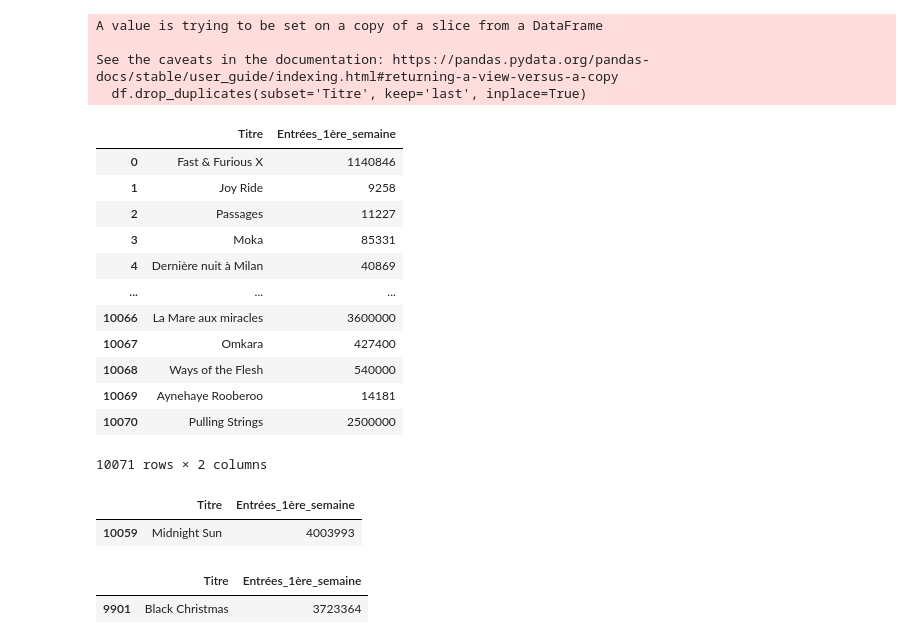
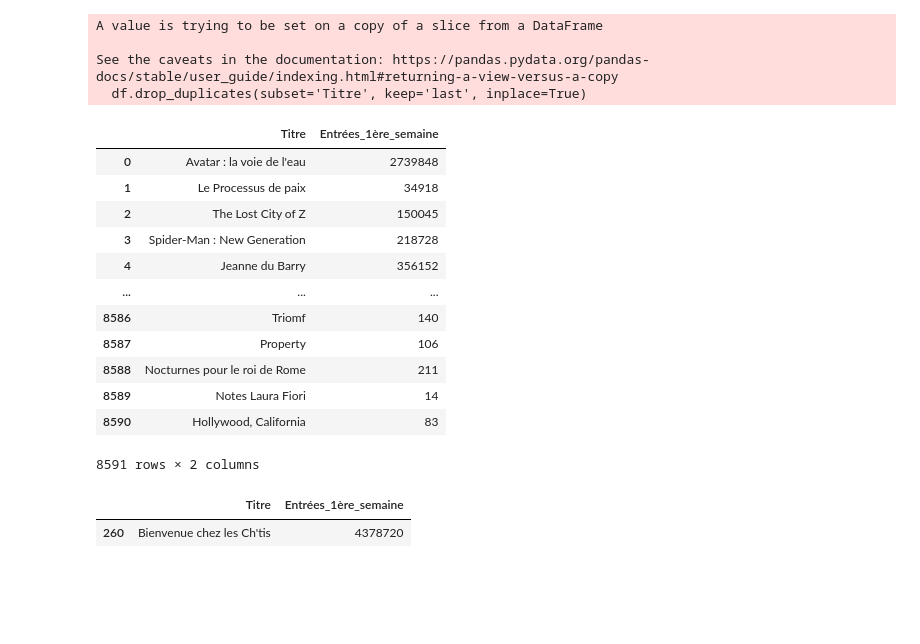
Before and after one commit to impejonathan/ML_recap, a Jupyter notebook: df_titre_entrées.ipynb, the cells around one changed output. Saved outputs shown, nothing was run; the diff lists cells and outputs as text; code cells hidden in the pictures; blank space fills up the shorter version.

```diff
--- a/df_titre_entrées.ipynb
+++ b/df_titre_entrées.ipynb
@@ -6,7 +6,8 @@ import numpy as np
 # %% [markdown]
 ## 2- DataFrame Titres et Entrées
 # %%
-df = pd.read_csv('allocine_films/films_data.csv')
+df = pd.read_csv('allocine_films/data.csv')
+df1 = pd.read_csv('allocine_films/films_data.csv')
 # %%
 df
 # %% [output]
@@ -136,7 +153,7 @@ print(df[df['Entrées_1'] < df['Entrées_2']])
 # Fonction personnalisée pour appliquer les conditions
 def calc_entrées(row):
     if pd.notnull(row['Entrées_2']):
-        if row['Entrées_2'] > 10 * row['Entrées_1']:
+        if row['Entrées_2'] > 7 * row['Entrées_1']:
             return row['Entrées_2']
         else:
             return row['Entrées_1']
@@ -250,26 +283,21 @@ See the caveats in the documentation: https://pandas.pydata.org/pandas-docs/stab
 df
 # %% [output]
 |  | Titre | Entrées_1ère_semaine |
-| 0 | Fast & Furious X | 1140846 |
-| 1 | Joy Ride | 9258 |
-| 2 | Passages | 11227 |
-| 3 | Moka | 85331 |
-| 4 | Dernière nuit à Milan | 40869 |
+| 0 | Avatar : la voie de l'eau | 2739848 |
+| 1 | Le Processus de paix | 34918 |
+| 2 | The Lost City of Z | 150045 |
+| 3 | Spider-Man : New Generation | 218728 |
+| 4 | Jeanne du Barry | 356152 |
 | ... | ... | ... |
-| 10066 | La Mare aux miracles | 3600000 |
-| 10067 | Omkara | 427400 |
-| 10068 | Ways of the Flesh | 540000 |
-| 10069 | Aynehaye Rooberoo | 14181 |
-| 10070 | Pulling Strings | 2500000 |
+| 8586 | Triomf | 140 |
+| 8587 | Property | 106 |
+| 8588 | Nocturnes pour le roi de Rome | 211 |
+| 8589 | Notes Laura Fiori | 14 |
+| 8590 | Hollywood, California | 83 |
-10071 rows × 2 columns
+8591 rows × 2 columns
 # %%
-df[df['Titre']=='Midnight Sun']
+df[df['Titre'] == "Bienvenue chez les Ch'tis"]
 # %% [output]
 |  | Titre | Entrées_1ère_semaine |
-| 10059 | Midnight Sun | 4003993 |
+| 260 | Bienvenue chez les Ch'tis | 4378720 |
-# %%
-df[df['Titre']=='Black Christmas']
-# %% [output]
-|  | Titre | Entrées_1ère_semaine |
-| 9901 | Black Christmas | 3723364 |
 # %%
```
Also changed, not shown: parts of 27 cells of this notebook.
